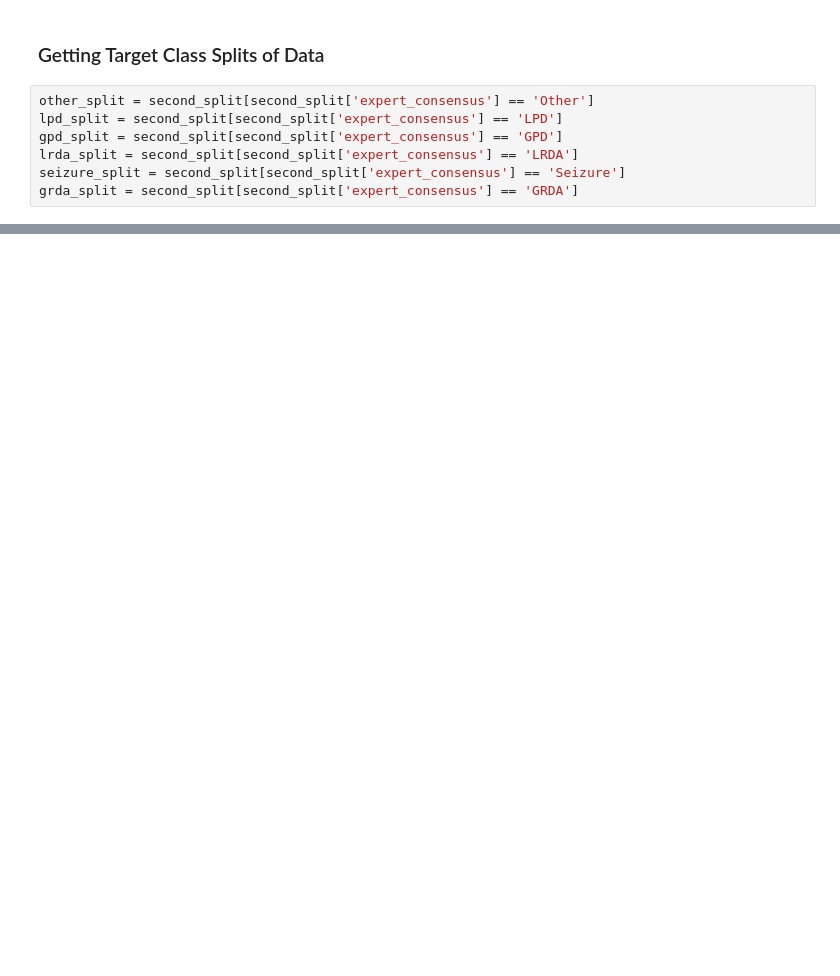
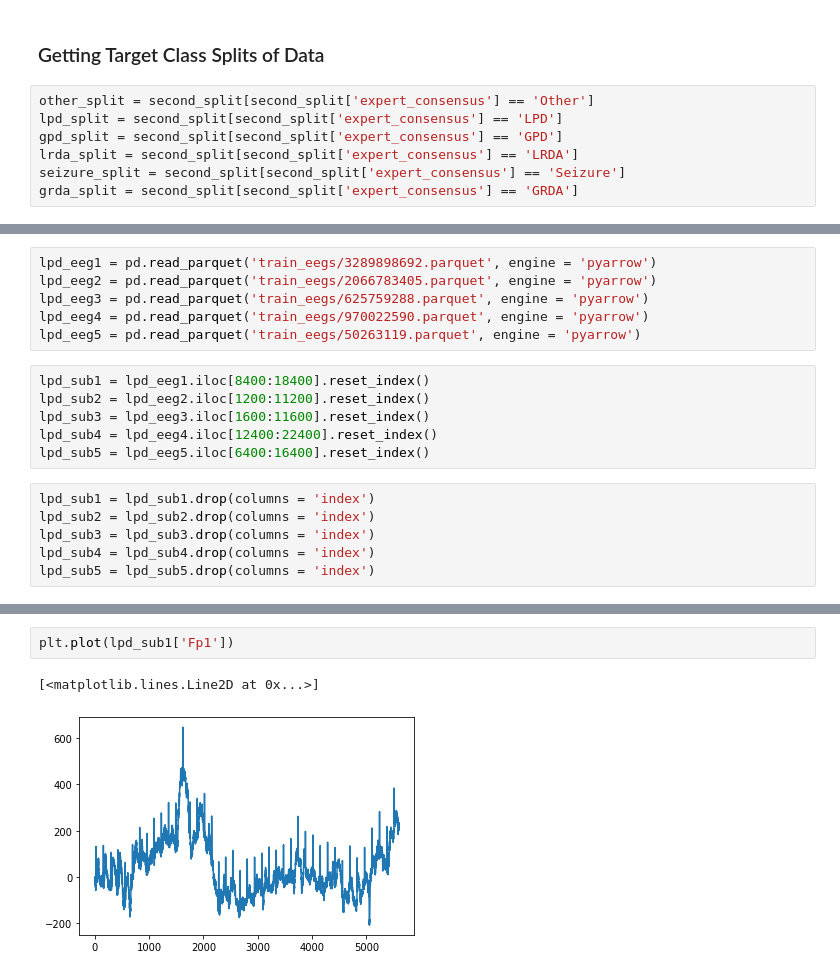
Before and after one commit to ClaytonWhitteberry/DATA4380, a Jupyter notebook: projects/Tabular/Data Cleaning Tabular Dataset.ipynb, the cells around one changed output, grey strips where cells are left out. Drawn from its saved outputs; the diff is of its cells as text; blank space fills up the shorter version.

```diff
--- a/projects/Tabular/Data Cleaning Tabular Dataset.ipynb
+++ b/projects/Tabular/Data Cleaning Tabular Dataset.ipynb
@@ -480,0 +432,18 @@ He talked about pulling some set of parquets from the csv data to visualize acro
+# %%
+lpd_eeg1 = pd.read_parquet('train_eegs/3289898692.parquet', engine = 'pyarrow')
+lpd_eeg2 = pd.read_parquet('train_eegs/2066783405.parquet', engine = 'pyarrow')
+lpd_eeg3 = pd.read_parquet('train_eegs/625759288.parquet', engine = 'pyarrow')
+lpd_eeg4 = pd.read_parquet('train_eegs/970022590.parquet', engine = 'pyarrow')
+lpd_eeg5 = pd.read_parquet('train_eegs/50263119.parquet', engine = 'pyarrow')
+# %%
+lpd_sub1 = lpd_eeg1.iloc[8400:18400].reset_index()
+lpd_sub2 = lpd_eeg2.iloc[1200:11200].reset_index()
+lpd_sub3 = lpd_eeg3.iloc[1600:11600].reset_index()
+lpd_sub4 = lpd_eeg4.iloc[12400:22400].reset_index()
+lpd_sub5 = lpd_eeg5.iloc[6400:16400].reset_index()
+# %%
+lpd_sub1 = lpd_sub1.drop(columns = 'index')
+lpd_sub2 = lpd_sub2.drop(columns = 'index')
+lpd_sub3 = lpd_sub3.drop(columns = 'index')
+lpd_sub4 = lpd_sub4.drop(columns = 'index')
+lpd_sub5 = lpd_sub5.drop(columns = 'index')
@@ -480,0 +553,5 @@ He talked about pulling some set of parquets from the csv data to visualize acro
+# %%
+plt.plot(lpd_sub1['Fp1'])
+# %% [output]
+[<matplotlib.lines.Line2D at 0x...>]
+[figure, added]
```
Also changed, not shown: parts of 94 cells of this notebook, 1 other file.
